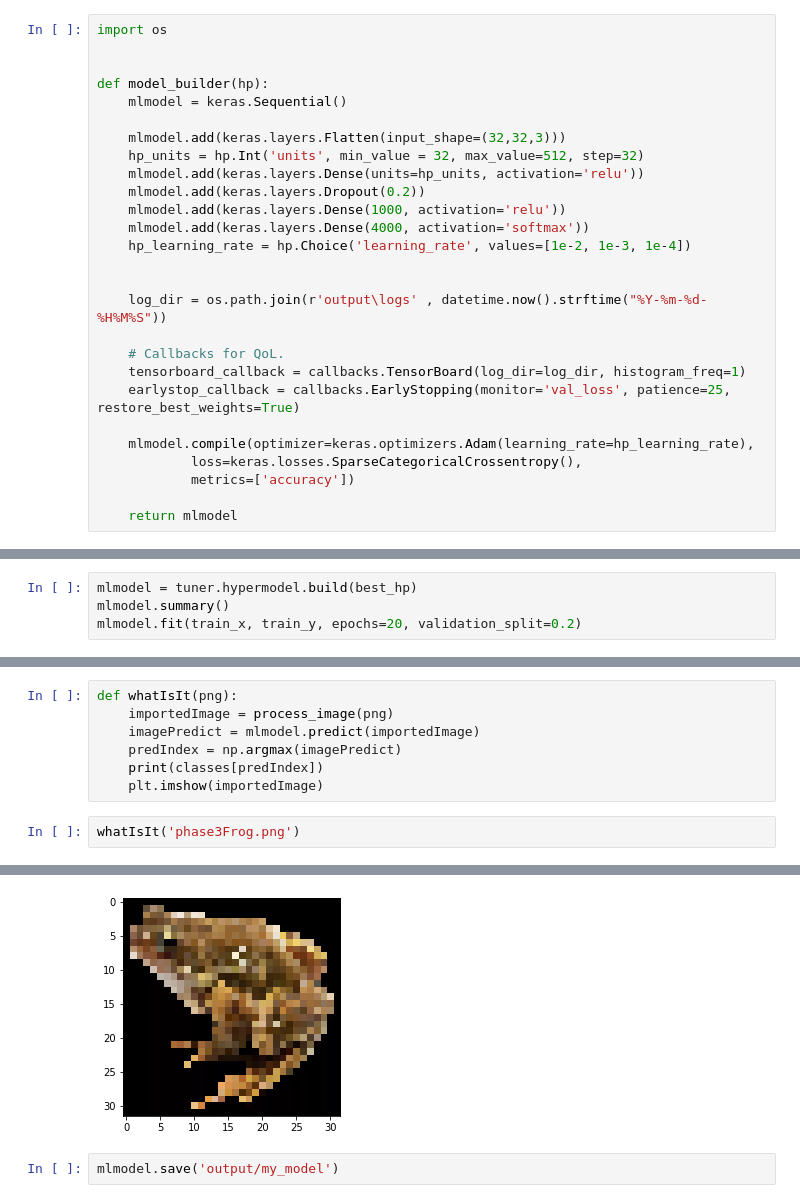
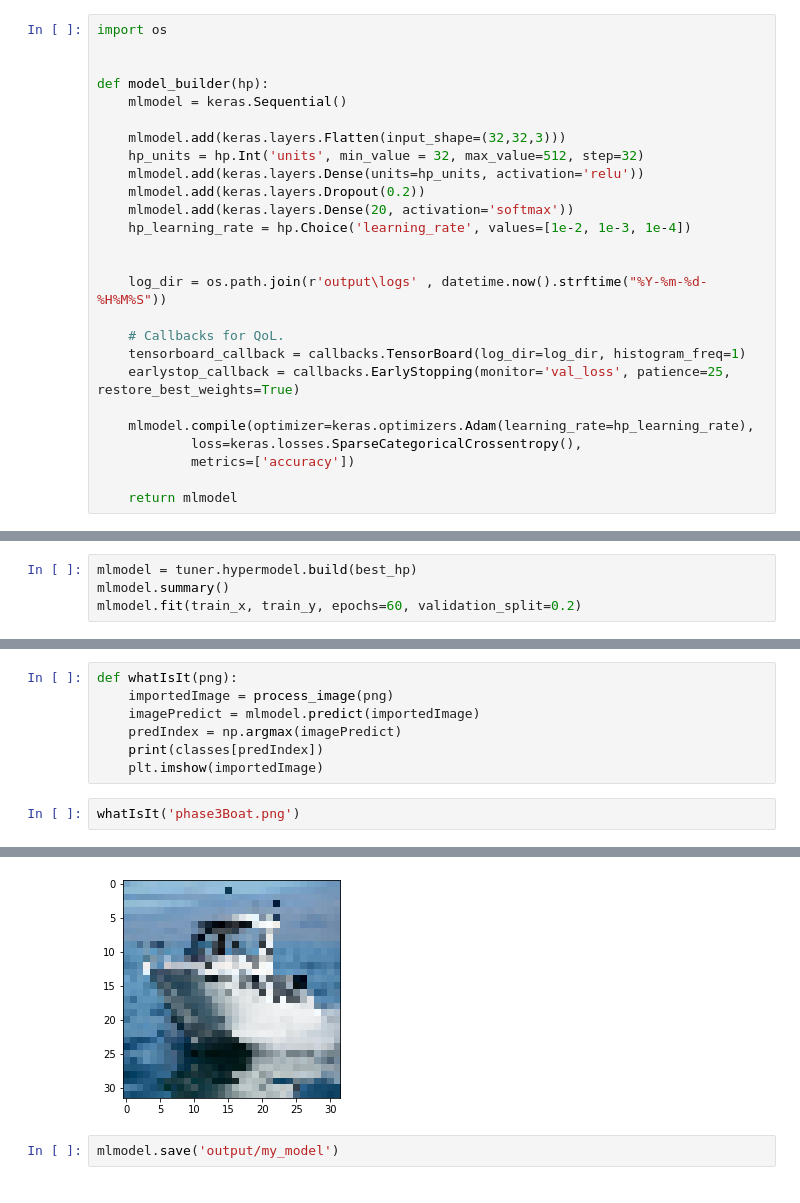
Before and after one commit to Daniel-Pahl/2022-Phase-3, a Jupyter notebook: data-science/skeleton-code/make-model.ipynb, the cells around one changed output, grey strips where cells are left out. Saved outputs shown, nothing was run; the diff lists cells and outputs as text.

```diff
--- a/data-science/skeleton-code/make-model.ipynb
+++ b/data-science/skeleton-code/make-model.ipynb
@@ -188,8 +188,7 @@ def model_builder(hp):
     hp_units = hp.Int('units', min_value = 32, max_value=512, step=32)
     mlmodel.add(keras.layers.Dense(units=hp_units, activation='relu'))
     mlmodel.add(keras.layers.Dropout(0.2))
-    mlmodel.add(keras.layers.Dense(1000, activation='relu'))
-    mlmodel.add(keras.layers.Dense(4000, activation='softmax'))
+    mlmodel.add(keras.layers.Dense(20, activation='softmax'))
     hp_learning_rate = hp.Choice('learning_rate', values=[1e-2, 1e-3, 1e-4])
 
 
@@ -226,5 +225,5 @@ best_hp=tuner.get_best_hyperparameters()[0]
 # %%
 mlmodel = tuner.hypermodel.build(best_hp)
 mlmodel.summary()
-mlmodel.fit(train_x, train_y, epochs=20, validation_split=0.2)
+mlmodel.fit(train_x, train_y, epochs=60, validation_split=0.2)
 # %% [output]
@@ -305,5 +302,5 @@ def whatIsIt(png):
     print(classes[predIndex])
     plt.imshow(importedImage)
 # %%
-whatIsIt('phase3Frog.png')
+whatIsIt('phase3Boat.png')
 # %% [output]
@@ -312,4 +309,4 @@ frog
-[figure, old version]
+[figure, new version]
 # %%
 mlmodel.save('output/my_model')
 # %% [output]
```
Also changed, not shown: parts of 4 cells of this notebook, 4 other files.
